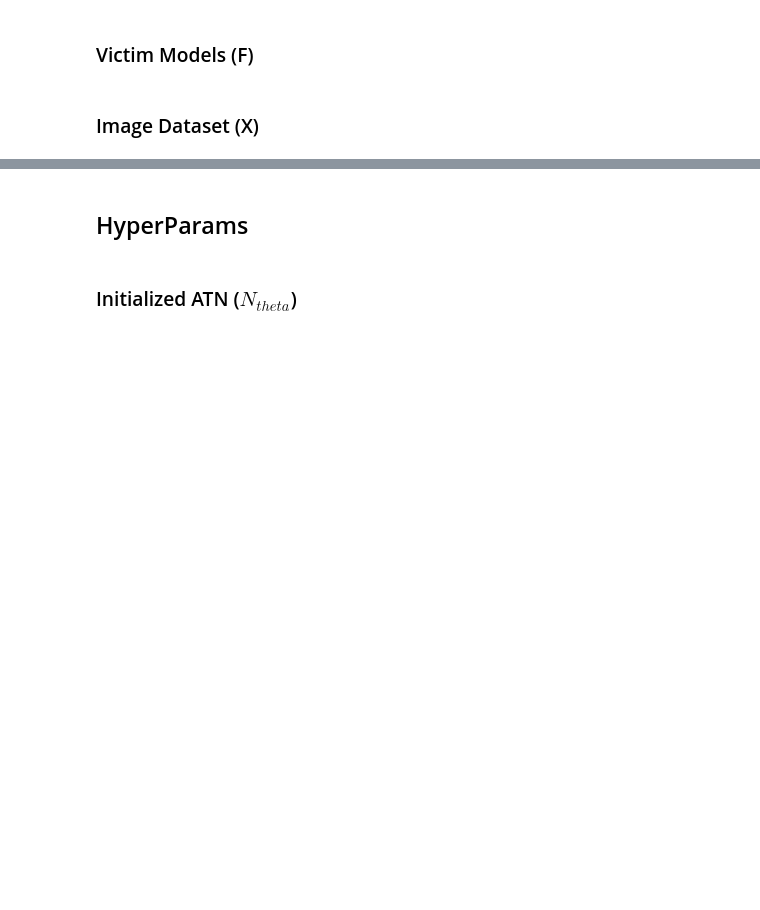
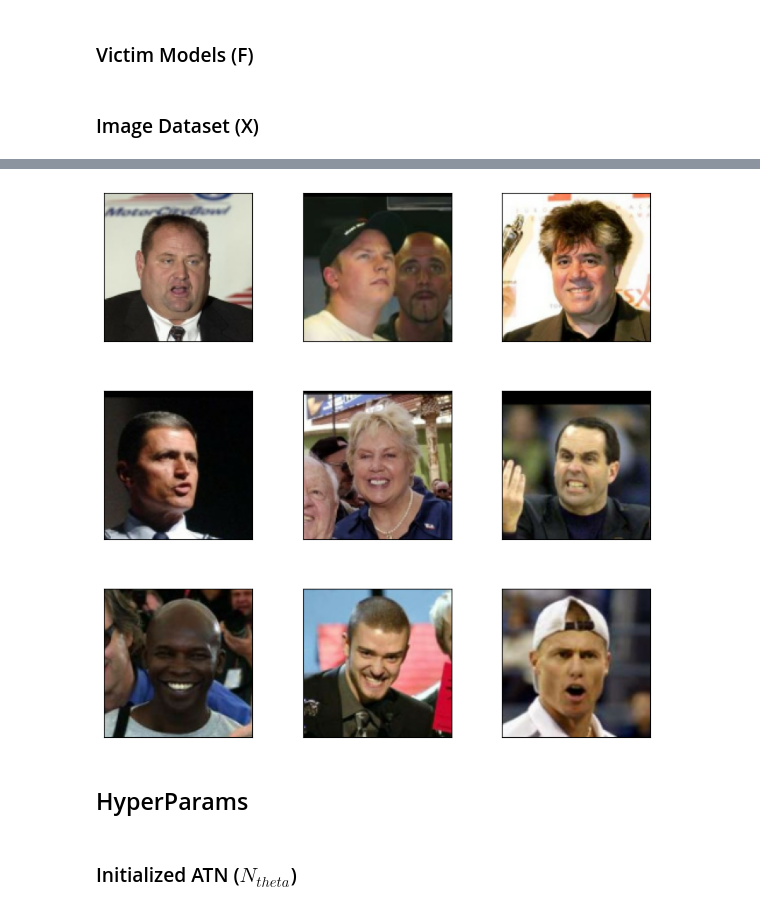
Before and after one commit to cmu-spuds/auramask, a Jupyter notebook: alg1.ipynb, the cells around one changed output, grey strips where cells are left out. Cells and saved outputs as stored; diff of their text form; code cells hidden in the pictures; blank space fills up the shorter version.

```diff
--- a/alg1.ipynb
+++ b/alg1.ipynb
@@ -45,6 +43,9 @@ print(len(F))
 ### Image Dataset (X)
 # %%
 ds, info = tfds.load('lfw',
-                      with_info=True,
-                      download=True,
-                      as_supervised=False)
+                     decoders=tfds.decode.PartialDecoding({
+                       'image': True,
+                     }),
+                     with_info=True,
+                     download=True,
+                     as_supervised=False)
@@ -51,2 +65,21 @@ ds, info = tfds.load('lfw',
 # %%
-ds = ds['train']
+train_ds = ds['train']
+# %%
+augmenter = Augmenter(
+  [
+    Rescaling(1./255),
+    Resizing(128,128),
+  ]
+)
+
+def preprocess_data(images, augment=True):
+  inputs = {"images": images}
+  outputs = augmenter(inputs)
+  return outputs['images'], outputs['images']
+# %%
+train_ds = train_ds.batch(BATCH_SIZE).map(
+  lambda x: preprocess_data(x['image']),
+  num_parallel_calls=AUTOTUNE).prefetch(AUTOTUNE)
+# %%
+fig = tfds.show_examples(train_ds, info, is_batched=True)
+# %% [output]
@@ -53,2 +87,3 @@ ds = ds['train']
+[figure, added]
 # %% [markdown]
 ## HyperParams
```
Also changed, not shown: parts of 36 cells of this notebook, 9 other files.
